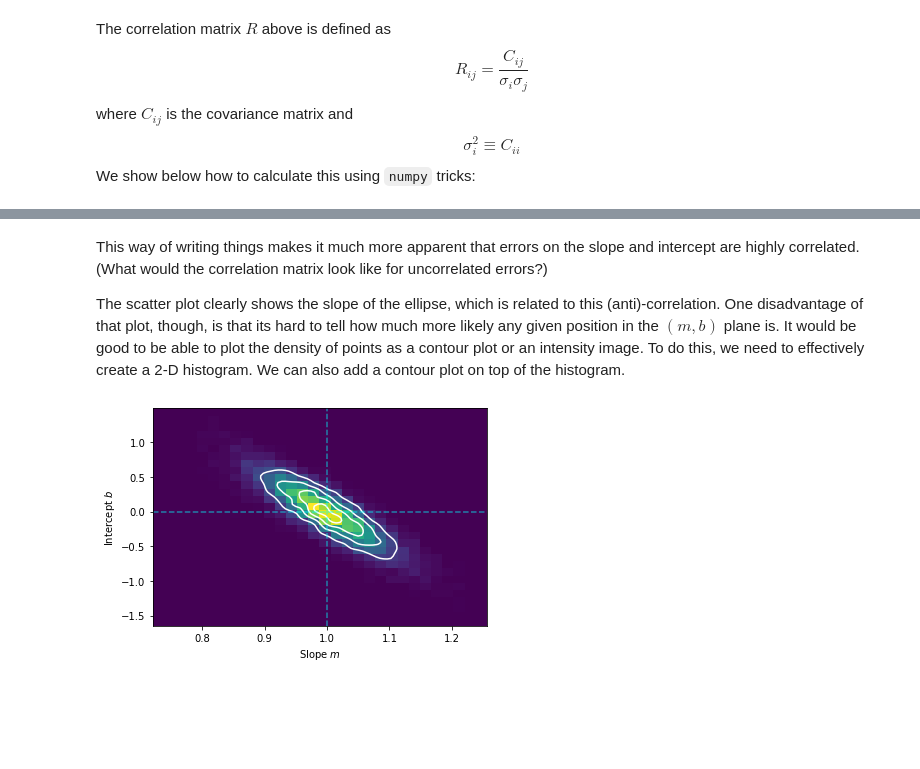
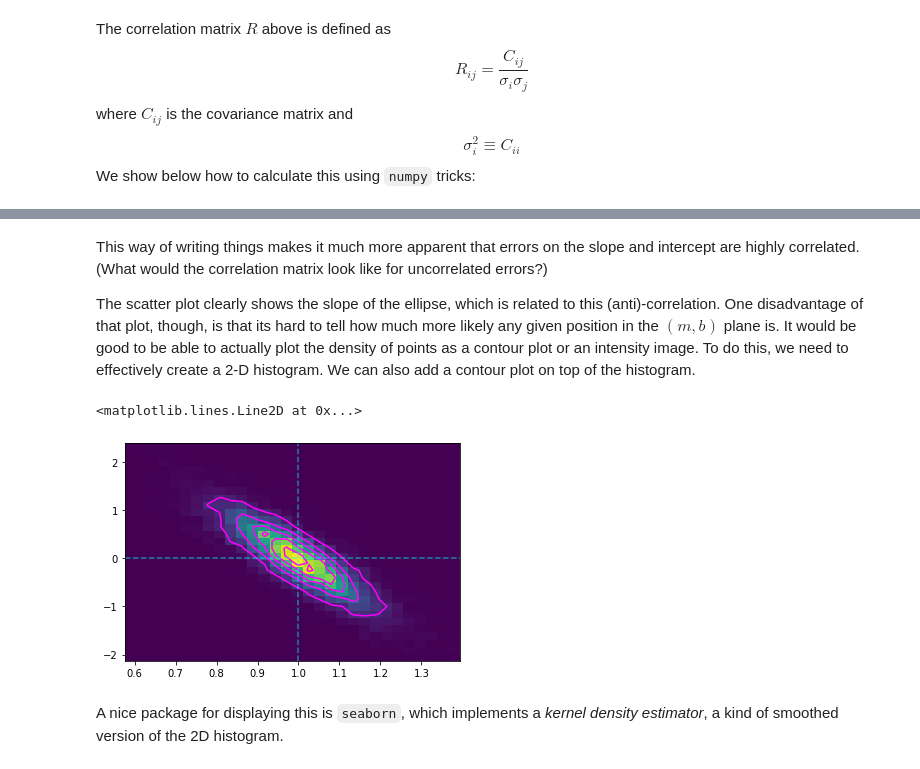
Before and after one commit to jaguirre/ASTR250CourseMaterial, a Jupyter notebook: ModelFittingInPythonWithErrors.ipynb, the cells around one changed output, grey strips where cells are left out. Drawn from its saved outputs; the diff is of its cells as text; code cells hidden in the pictures; blank space fills up the shorter version.

```diff
--- a/ModelFittingInPythonWithErrors.ipynb
+++ b/ModelFittingInPythonWithErrors.ipynb
@@ -28,3 +39,6 @@ def BinCenter(edge):
+# %%
+# I want to pick a number different from 1 so that its effects are apparent
+sigma_noise = 1.5
 # %%
 # define a model for a line (uses astropy models, but not the fitting functions)
 m0 = 1.0
@@ -64,3 +82,7 @@ def LinearFit(x, y, W = None):
     C = np.linalg.inv(Cinv)
     params = np.matmul(C, np.matmul(X.T, np.matmul(W, y)))
     return params, C
+# %%
+inverse_var_weights = np.ones_like(x)/sigma_noise**2
+inverse_std_weights = np.ones_like(x)/sigma_noise
+Wmatrix = np.diag(inverse_var_weights)
@@ -119,14 +173,0 @@ line_orig = models.Linear1D(slope=m0, intercept=b0)
-# %%
-# The astropy method
-# initialize a linear fitter
-#fit = fitting.LinearLSQFitter() # for some reason, this does not compute a covariance matrix
-fit = fitting.LevMarLSQFitter()
-
-# initialize a linear model
-line_init = models.Linear1D(slope=m0, intercept=b0)
-
-# fit the data with the fitter
-fitted_line = fit(line_init, x, y)
-
-print(fitted_line)
-print(fit.fit_info['param_cov'])
@@ -158,22 +187,21 @@ plt.show()
 %%time
 # Create many realizations of the random errors (sometimes termed "noise").
 Nrlz = 10000
-npts = 30
-sigma = 1.0
-# We have
+
+# Save all the results
 slopes = np.zeros(Nrlz)
 intercepts = np.zeros(Nrlz)
 covariances = np.zeros([Nrlz,2,2])
 for i in np.arange(Nrlz):
     # Generate the random x, y positions, values and errors
-    x = np.random.uniform(0.0, 10.0, npts)
-    y = line_orig(x) + np.random.normal(0.0, sigma, npts)
+    x = np.random.uniform(x_min, x_max, npts)
+    y = line_orig(x) + np.random.normal(0.0, sigma_noise, npts)
 
     # fit the data with the astropy fitter ... they're all the same
-    fitted_line = fit(line_init, x, y)
+    fitted_line = fit(line_init, x, y, weights = inverse_std_weights)
     # save the result
     slopes[i] = fitted_line.slope.value
     intercepts[i] = fitted_line.intercept.value
-    covariances[i,:,:] = fit.fit_info['param_cov']
+    covariances[i,:,:] = fit.fit_info['cov_x']
 # %% [output]
 WARNING: Model is linear in parameters; consider using linear fitting methods. [astropy.modeling.fitting]
@@ -286,4 +318,4 @@ print(empirical_covariance/norm_outer)
 # %% [markdown]
 This way of writing things makes it much more apparent that errors on the slope and intercept are highly correlated.  (What would the correlation matrix look like for uncorrelated errors?)
 
-The scatter plot clearly shows the slope of the ellipse, which is related to this (anti)-correlation.  One disadvantage of that plot, though, is that its hard to tell how much more likely any given position in the $(m,b)$ plane is.  It would be good to be able to plot the density of points as a contour plot or an intensity image.  To do this, we need to effectively create a 2-D histogram.  We can also add a contour plot on top of the histogram.
+The scatter plot clearly shows the slope of the ellipse, which is related to this (anti)-correlation.  One disadvantage of that plot, though, is that its hard to tell how much more likely any given position in the $(m,b)$ plane is.  It would be good to be able to actually plot the density of points as a contour plot or an intensity image.  To do this, we need to effectively create a 2-D histogram.  We can also add a contour plot on top of the histogram.
@@ -300,11 +322,12 @@ levels = h_mb_sm.max()*np.linspace(0.2,0.9,num=4)
 # %%
-_, _, _, _ = plt.hist2d(slopes, intercepts, bins=30, density=True)
-#plt.contour(BinCenter(x_mb), BinCenter(y_mb), h_mb, colors='white', levels=4)
-plt.contour(x_mb_sm, y_mb_sm, h_mb_sm, colors='white', levels=levels)
+# Getting the axis labels to line up with the contours seems tricky, and I'm not sure I've done it correctly here
+import scipy.ndimage
+h_mb, x_mb, y_mb, _ = plt.hist2d(slopes, intercepts, bins=30, density=True)
+plt.contour(BinCenter(x_mb), BinCenter(y_mb), h_mb.T, colors='magenta', levels=np.linspace(0.1,0.9,num=5)*h_mb.max())
 plt.axvline(m0, color='cyan', linestyle='--', alpha=0.5)
 plt.axhline(b0, color='cyan', linestyle='--', alpha=0.5)
-plt.ylabel(r'Intercept $b$')
-plt.xlabel(r'Slope $m$')
-plt.show()
 # %% [output]
+<matplotlib.lines.Line2D at 0x...>
-[figure, old version]
+[figure, new version]
+# %% [markdown]
+A nice package for displaying this is `seaborn`, which implements a *kernel density estimator*, a kind of smoothed version of the 2D histogram.
```
Also changed, not shown: parts of 37 cells of this notebook.
